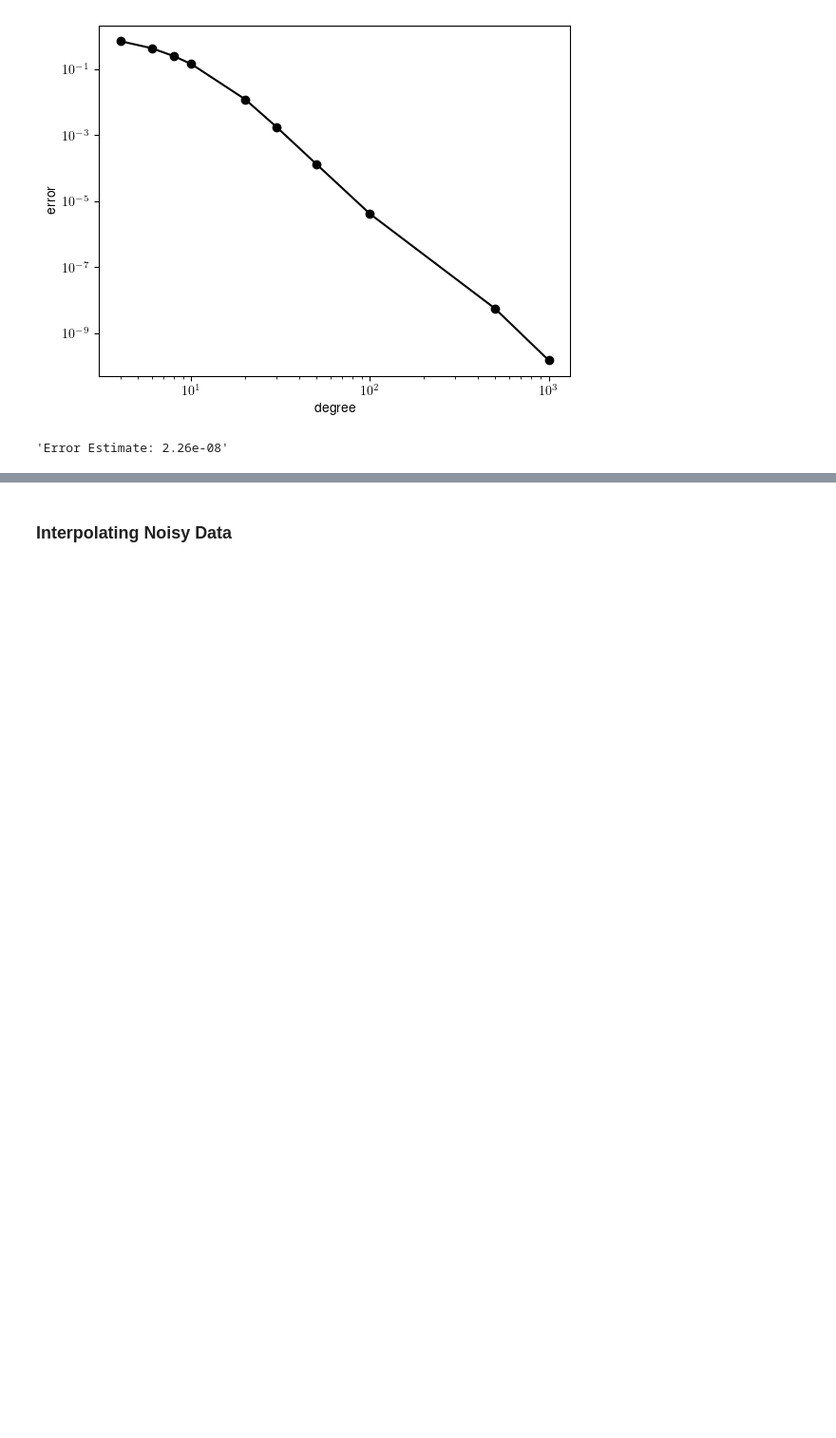
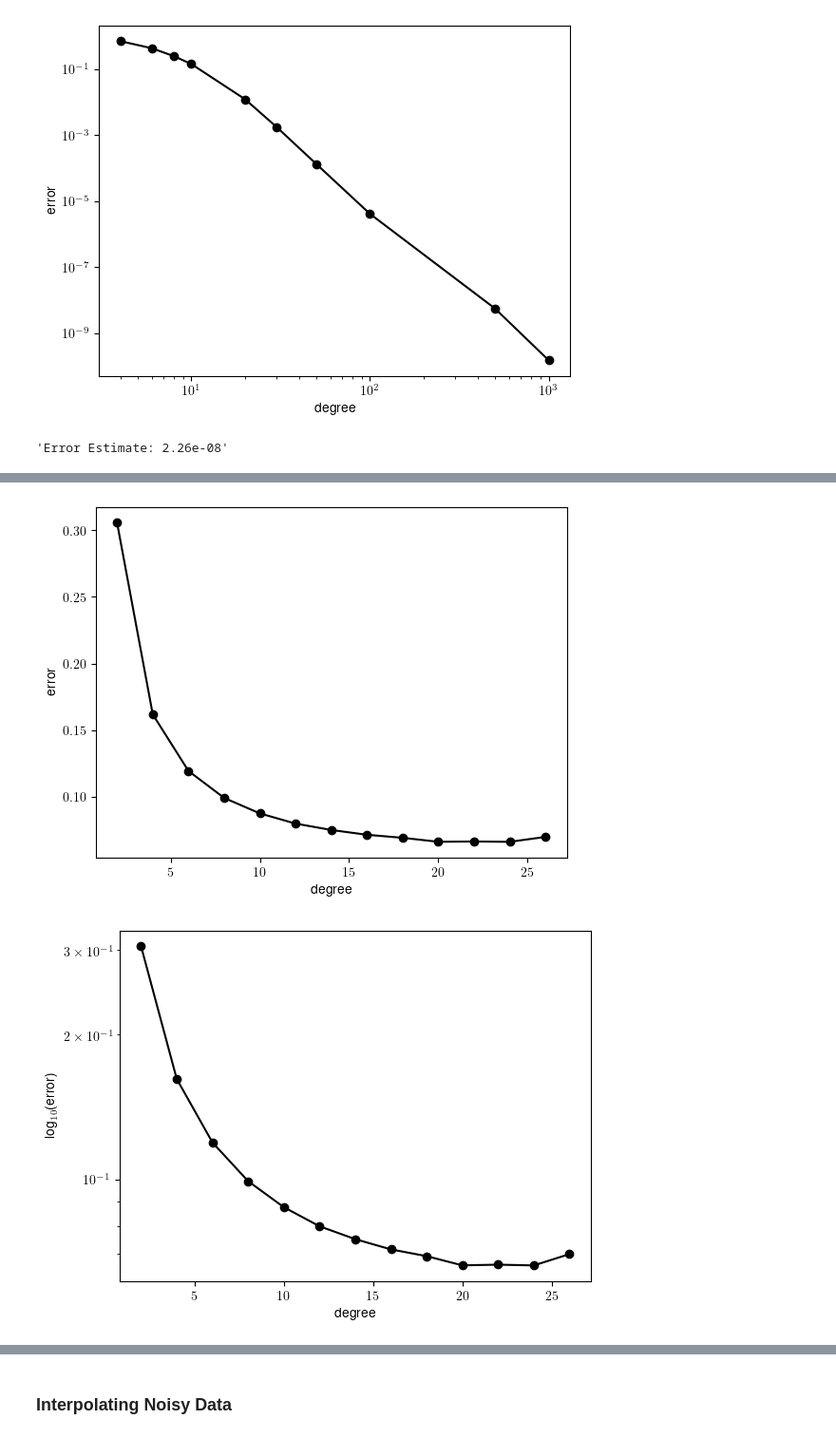
Before and after one commit to ktchu/RESEARCH-Math-Exploration, a Jupyter notebook: notebooks/2022-12-15-Accuracy_of_Polynomial_Interpolation.ipynb, the cells around one changed output, grey strips where cells are left out. Shown at 95% size. Cells and saved outputs as stored; diff of their text form; code cells hidden in the pictures; blank space fills up the shorter version.

```diff
--- a/notebooks/2022-12-15-Accuracy_of_Polynomial_Interpolation.ipynb
+++ b/notebooks/2022-12-15-Accuracy_of_Polynomial_Interpolation.ipynb
@@ -476,0 +544,26 @@ display(f"Error Estimate: {error_estimate:0.3g}")
+# %%
+# --- Analyze errors
+
+# Plot error as a function of interpolant degree (excluding largest degrees)
+plt.figure()
+degrees = [degree for degree in interpolant_degrees if degree < 28]
+plt.plot(degrees, errors[0:len(degrees)], "ko-")
+plt.xlabel("degree")
+plt.ylabel("error")
+
+# Plot log-error as a function of interpolant degree (excluding largest degrees)
+plt.figure()
+plt.semilogy(degrees, errors[0:len(degrees)], "ko-")
+plt.xlabel("degree")
+plt.ylabel("log$_{10}$(error)")
+
+# Plot log-error as a function of interpolant degree (including all degrees)
+plt.figure()
+plt.semilogy(interpolant_degrees, errors, "ko-")
+plt.xlabel("degree")
+plt.ylabel("log$_{10}$(error)")
+
+plt.show()  # suppresses Matplotlib messages
+# %% [output]
+[figure, added]
+[figure, added]
```
Also changed, not shown: parts of 12 cells of this notebook.
